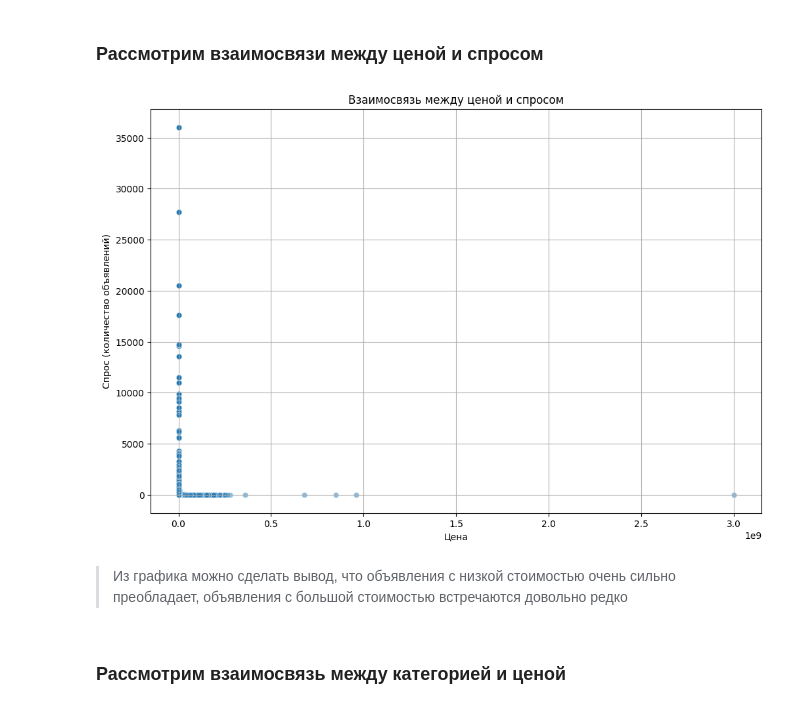
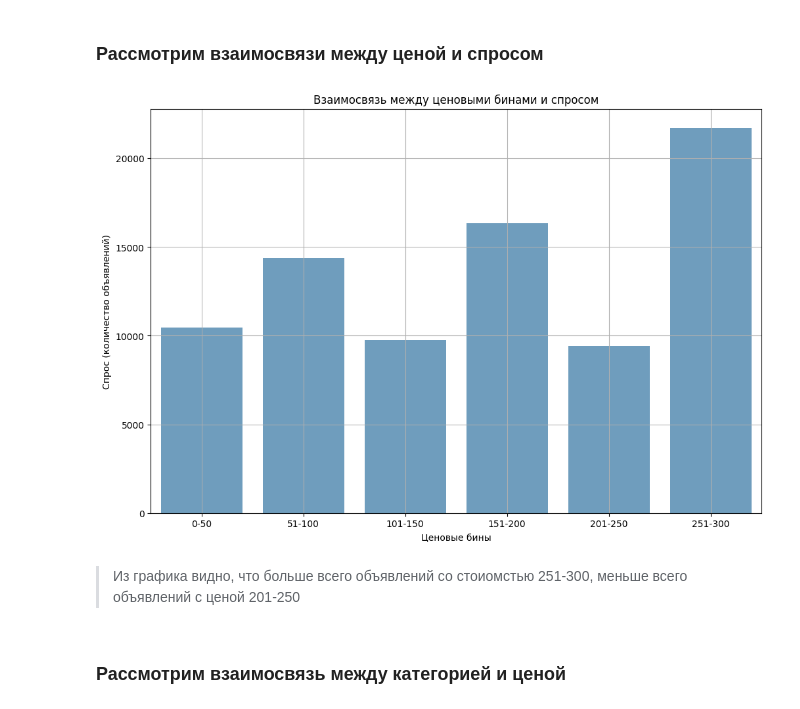
Before and after one commit to Purplex8/Avito-project, a Jupyter notebook: Avito_project_part1.ipynb, the cells around one changed output. Saved outputs shown, nothing was run; the diff lists cells and outputs as text; code cells hidden in the pictures.

```diff
--- a/Avito_project_part1.ipynb
+++ b/Avito_project_part1.ipynb
@@ -538,19 +504,28 @@ dtype: int64
 <h2>Проведём анализ взаимосвязей</h2>
 # %% [markdown]
 <h3>Рассмотрим взаимосвязи между ценой и спросом</h3>
-# %%
-df2['demand'] = df2.groupby('price')['item_id'].transform('count')
-plt.figure(figsize=(12, 8))
-sns.scatterplot(x='price', y='demand', data=df2, alpha=0.5)
-plt.title('Взаимосвязь между ценой и спросом')
-plt.xlabel('Цена')
-plt.ylabel('Спрос (количество объявлений)')
-plt.grid()
-plt.show()
-# %% [output]
-[figure, removed]
-# %% [markdown]
-> Из графика можно сделать вывод, что объявления с низкой стоимостью очень сильно преобладает, объявления с большой стоимостью встречаются довольно редко
+# %%
+# Создание бинов для цен
+bins = [0, 50, 100, 150, 200, 250, 300]  # Измените границы по мере необходимости
+labels = ['0-50', '51-100', '101-150', '151-200', '201-250', '251-300']
+df2['price_bins'] = pd.cut(df2['price'], bins=bins, labels=labels)
+
+# Группировка по бинам и подсчет спроса
+demand_by_bins = df2.groupby('price_bins', observed=False)['item_id'].count().reset_index()
+demand_by_bins.columns = ['price_bins', 'demand']
+
+# Построение графика
+plt.figure(figsize=(12, 8))
+sns.barplot(x='price_bins', y='demand', data=demand_by_bins, alpha=0.7)
+plt.title('Взаимосвязь между ценовыми бинами и спросом')
+plt.xlabel('Ценовые бины')
+plt.ylabel('Спрос (количество объявлений)')
+plt.grid()
+plt.show()
+# %% [output]
+[figure, added]
+# %% [markdown]
+> Из графика видно, что больше всего объявлений со стоиомстью 251-300, меньше всего объявлений с ценой 201-250
 # %% [markdown]
 <h3>Рассмотрим взаимосвязь между категорией и ценой</h3>
 # %%
```
Also changed, not shown: parts of 8 cells of this notebook.
